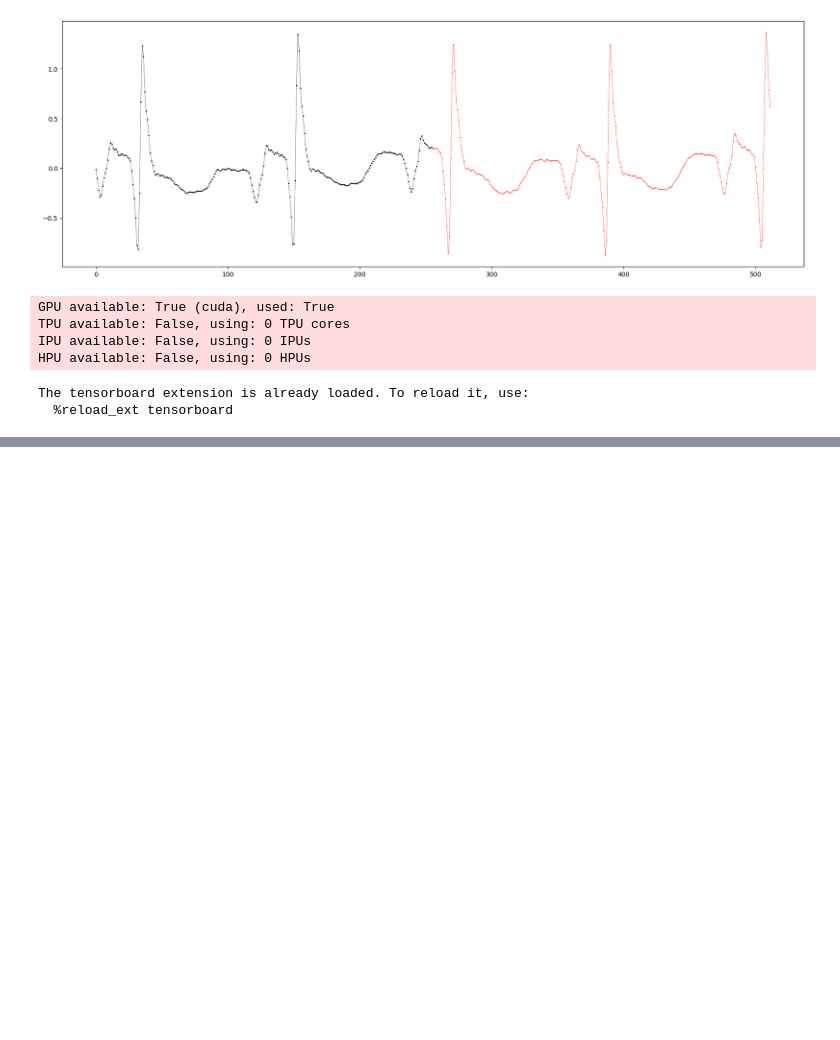
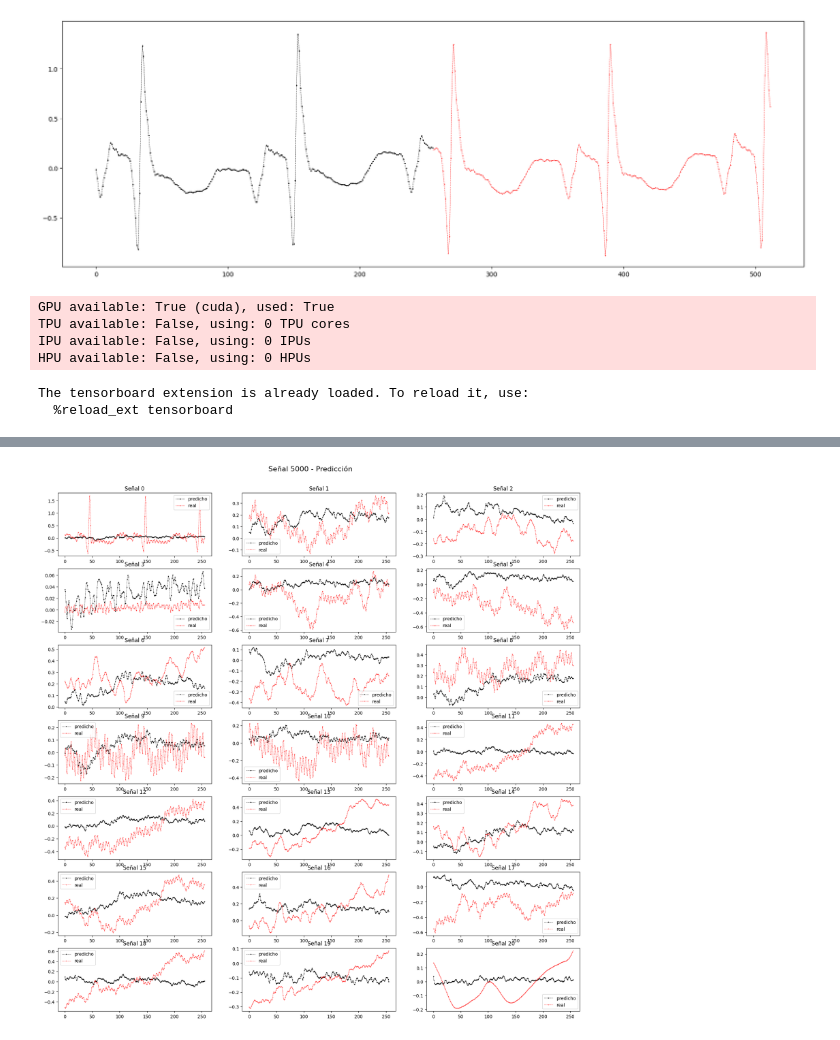
Before and after one commit to M4thinking/Mismodelling-on-Time-Series, a Jupyter notebook: scripts/models.ipynb, the cells around one changed output, grey strips where cells are left out. Cells and saved outputs as stored; diff of their text form; code cells hidden in the pictures; blank space fills up the shorter version.

Commit message:
feat(hito-intermedio): :sparkles: se entrena un primer modelo transformer

```diff
--- a/scripts/models.ipynb
+++ b/scripts/models.ipynb
@@ -289,0 +296,19 @@ LOCAL_RANK: 0 - CUDA_VISIBLE_DEVICES: [0]
+# %%
+# Evaluar el modelo en un dato de test ( con labels de real y predicho)
+model.eval()
+dato = 5000
+x, y = train_dataset[dato]
+output = model(x.unsqueeze(0))
+fig, ax = plt.subplots(7, 3, figsize=(21, 21))
+for i in range(7):
+    for j in range(3):
+        # graficar los puntos
+        ax[i, j].plot(output.detach().numpy()[0, :, i*3+j], color='black',marker='o', linestyle='dashed',linewidth=0.5, markersize=1, label='predicho')
+        ax[i, j].plot(y[:, i*3+j], color='red',marker='.', linestyle='dashed',linewidth=0.5, markersize=1, label='real')
+        ax[i, j].set_title("Señal "+str(i*3+j))
+        ax[i, j].legend()
+# Titulo
+fig.suptitle(f"Señal {dato} - Predicción", fontsize=16, y=0.92)
+plt.show()
+# %% [output]
+[figure, added]
```
Also changed, not shown: parts of 3 cells of this notebook, 3 other files.
